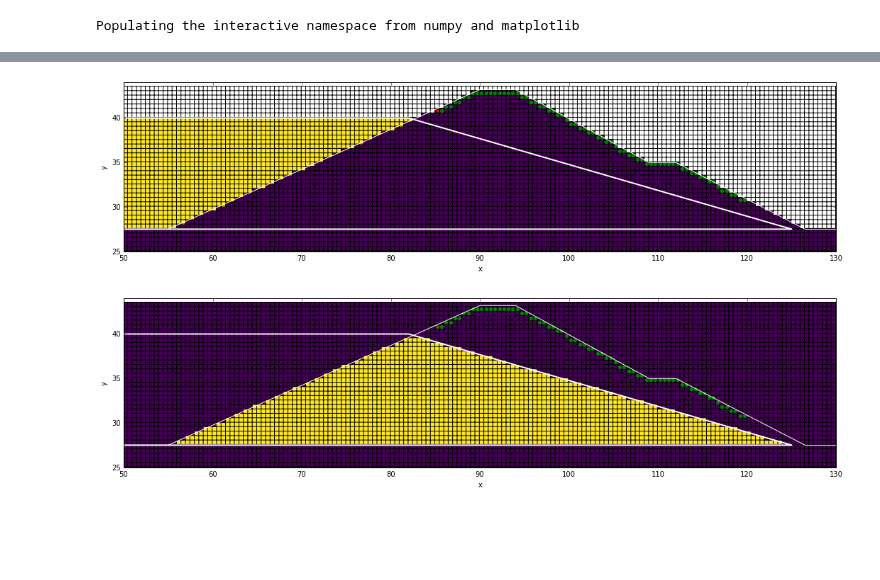
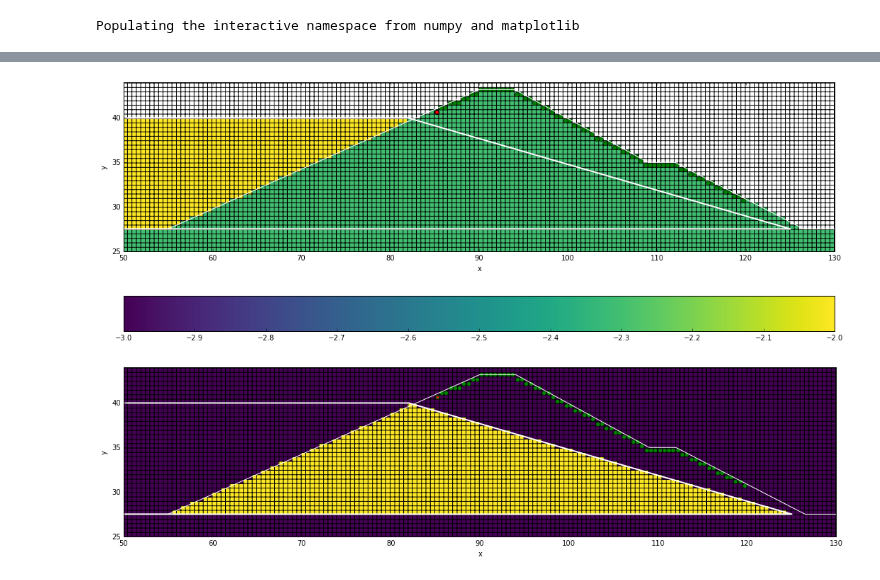
Before and after one commit to sgkang/DamGeophysics, a Jupyter notebook: notebook/SP.ipynb, the cells around one changed output, grey strips where cells are left out. Cells and saved outputs as stored; diff of their text form; code cells hidden in the pictures; blank space fills up the shorter version.

```diff
--- a/notebook/SP.ipynb
+++ b/notebook/SP.ipynb
@@ -37,7 +80,7 @@ cb.set_label("Total head (m)")
 # %%
 rho = np.ones(mesh.nC)*1e8
-rho[actind] = 1000.
-rho[waterind] = 100.
+rho[actind] = 200.
+rho[waterind] = 0.33
 # %%
 mesh.plotImage(np.log10(1./rho), pcolorOpts={"cmap":"viridis"})
 # %% [output]
@@ -69,19 +112,20 @@ locN = np.c_[np.ones(locs.shape[0])*locM[0,0], np.ones(locs.shape[0])*locM[0,1]]
 # %%
 fig = plt.figure(figsize = (12*1.5, 5*1.5))
 ax = plt.subplot(111)
 sigma = 1./rho
 sigma[airind] = np.nan
-mesh.plotImage(np.log10(sigma), grid=True, pcolorOpts={"cmap":"viridis"}, ax=ax, clim=(-3, -2))
+dat = mesh.plotImage(np.log10(sigma), grid=True, pcolorOpts={"cmap":"viridis"}, ax=ax, clim=(-3, -2))
 ax.plot(locM[:,0], locM[:,1], 'go')
 ax.plot(locN[:,0], locN[:,1], 'ro', ms=5)
 ax.plot(topo[:,0], topo[:,1], 'w-')
 ax.plot(tempx, tempy, 'w-', lw=2)
 ax.set_xlim(50, 130)
 ax.set_ylim(25, 44)
 # ax.plot(128, 27, 'wo', ms=5)
 plt.gca().set_aspect('equal', adjustable='box')
+cb = plt.colorbar(dat[0], orientation="horizontal")
 # %% [output]
-[figure, old version]
+[figure, new version]
 # %%
 fig = plt.figure(figsize = (12*1.5, 5*1.5))
 ax = plt.subplot(111)
```
Also changed, not shown: parts of 17 cells of this notebook, 3 other files.
